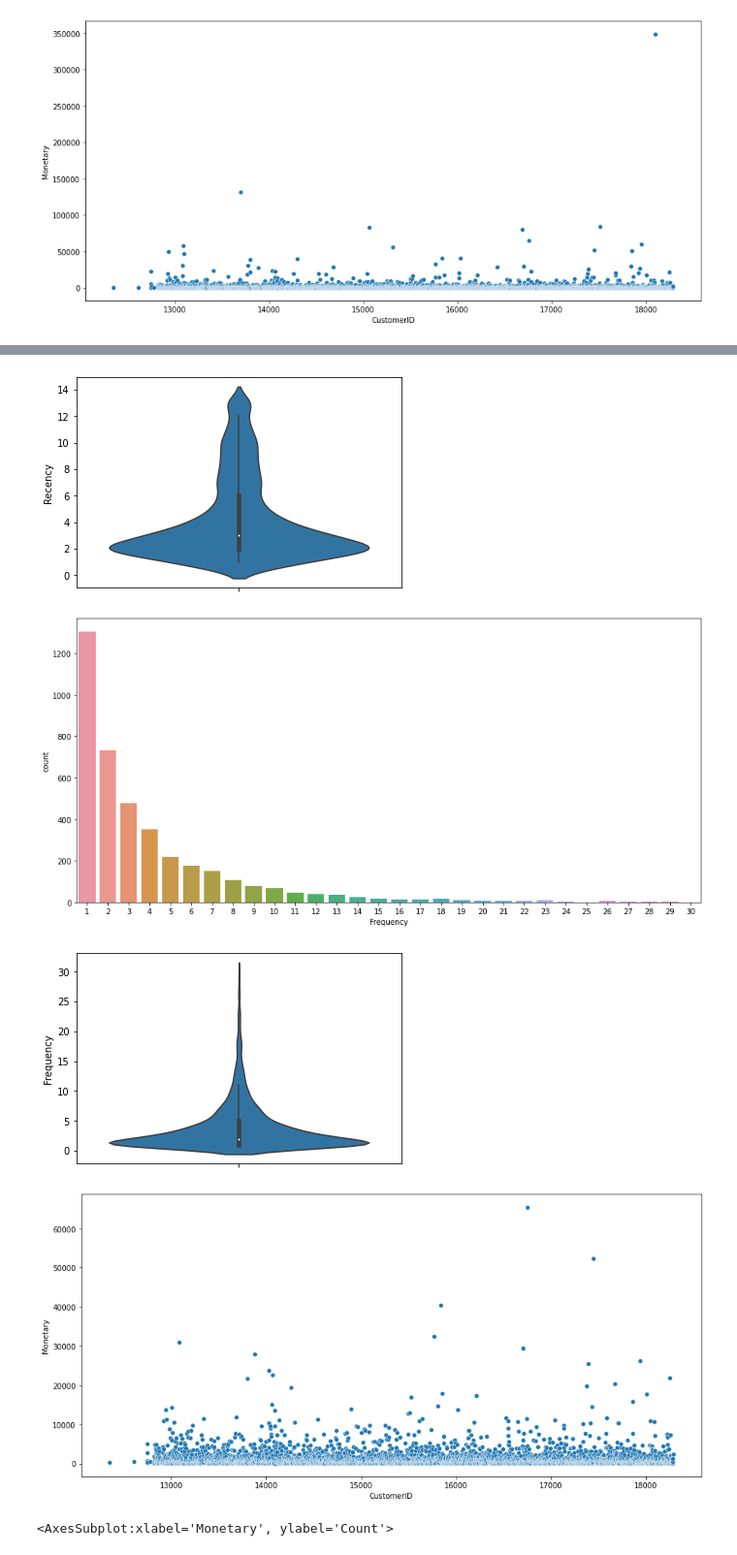
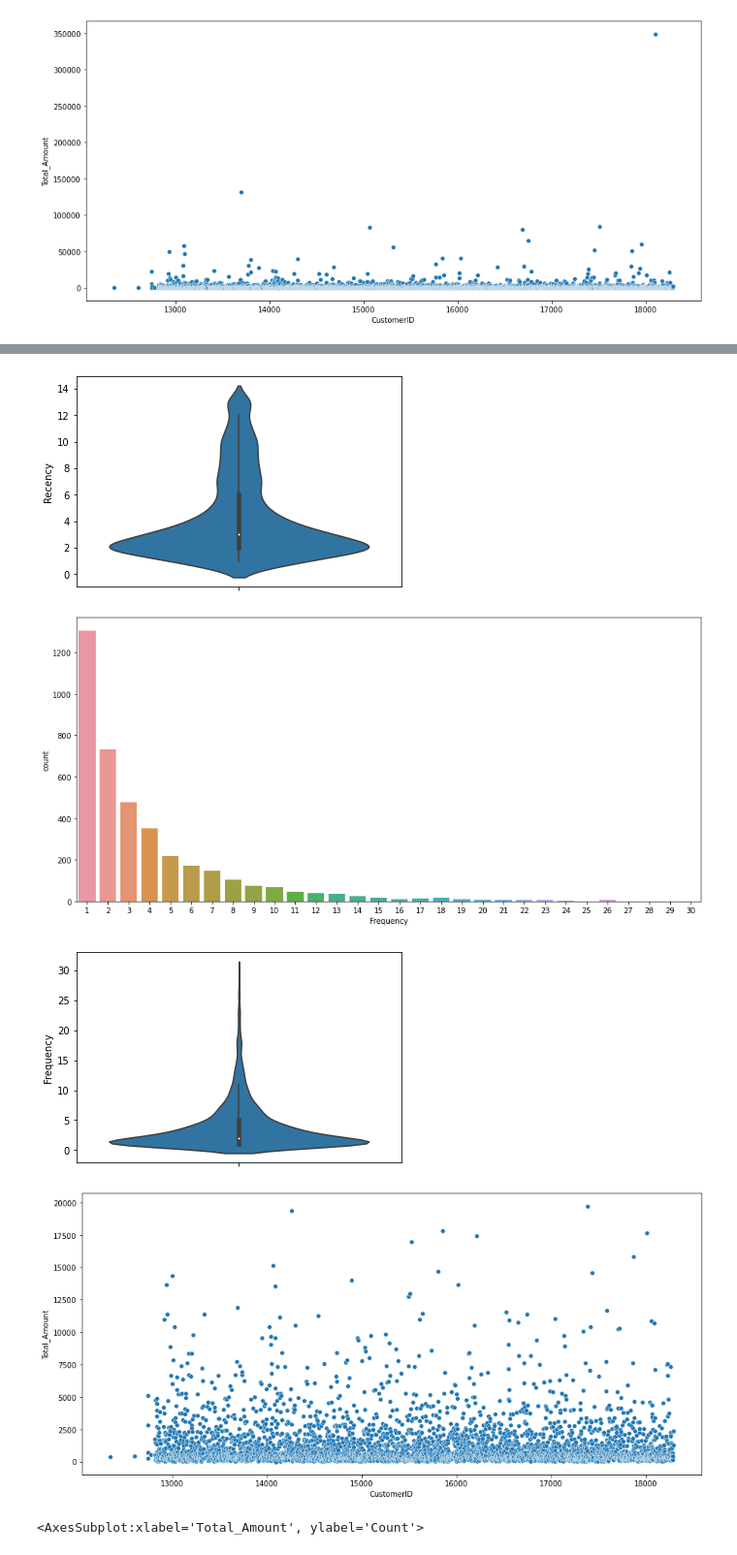
Before and after one commit to JoshWacks/ACMLProject, a Jupyter notebook: ACML_Project.ipynb, the cells around one changed output, grey strips where cells are left out. Shown at 97% size. Drawn from its saved outputs; the diff is of its cells as text; code cells hidden in the pictures.

```diff
--- a/ACML_Project.ipynb
+++ b/ACML_Project.ipynb
@@ -275,10 +343,5 @@ Monetary Column
 # %%
-df['Monetary'] = df.groupby('CustomerID')['Amount'].transform('sum')
+df['Total_Amount'] = df.groupby('CustomerID')['Amount'].transform('sum')
 df['Min'] = df.groupby('CustomerID')['Amount'].transform('min')
 df['Max'] = df.groupby('CustomerID')['Amount'].transform('max')
 df['Avg'] = df.groupby('CustomerID')['Amount'].transform('mean')
-
-df.tail(50)
-
-
-# df.head()
@@ -361,10 +364,18 @@ Name: 0, Length: 3969, dtype: int64
 # %%
-mon =  df.groupby(['CustomerID'])['Monetary'].unique().astype(float)
+mon =  df.groupby(['CustomerID'])['Total_Amount'].unique().astype(float)
 min =  df.groupby(['CustomerID'])['Min'].unique().astype(float)
 max =  df.groupby(['CustomerID'])['Max'].unique().astype(float)
 mean =  df.groupby(['CustomerID'])['Avg'].unique().astype(float)
 
-df_new = pd.DataFrame({'Recency':res,'Frequency':freq[0],'Monetary':mon,'Min':min,'Max':max,'Mean':mean})
+season0 = df.groupby(['CustomerID'])['Season0Total'].unique().astype(int)
+season1 = df.groupby(['CustomerID'])['Season1Total'].unique().astype(int)
+season2 = df.groupby(['CustomerID'])['Season2Total'].unique().astype(int)
+season3 = df.groupby(['CustomerID'])['Season3Total'].unique().astype(int)
+
+
+df_new = pd.DataFrame({'Recency':res,'Frequency':freq[0],'Total_Amount':mon,
+                       'Min':min,'Max':max,'Mean':mean,
+                       'Season0':season0,'Season1':season1,'Season2':season2,'Season3':season3})
+df_new['popular_season'] = df_new[['Season0','Season1','Season2','Season3']].idxmax(axis =1)
 df_new.head()
-# print(df_new.info())
 # %% [output]
@@ -377,0 +389,3 @@ df_new.head()
+# %%
+df_new['popular_season'] = df_new['popular_season'].astype('category').cat.codes
+df_new.head()
@@ -389,7 +411,7 @@ def outlier_subplots():
 
 	plt.figure(figsize=(15,7))
 
-	sns.scatterplot(data = df_new.Monetary)
+	sns.scatterplot(data = df_new.Total_Amount)
 	plt.show()
 outlier_subplots()
 # %% [output]
@@ -401,20 +423,20 @@ outlier_subplots()
 # %%
 def remove_outliers():
 	condition = df_new.index[df_new['Frequency'] > 30]
 	df_new.drop(condition, inplace=True)
 
-	condition = df_new.index[df_new['Monetary'] > 75000]
+	condition = df_new.index[df_new['Total_Amount'] > 20000]
 	df_new.drop(condition, inplace=True)
 
 
 remove_outliers()
 outlier_subplots()
 plt.figure(figsize=(15,7))
-sns.histplot(data = df_new['Monetary'])
+sns.histplot(data = df_new['Total_Amount'])
 # %% [output]
 [figure]
 [figure]
 [figure]
 [figure]
-[figure, old version]
+[figure, new version]
-<AxesSubplot:xlabel='Monetary', ylabel='Count'>
+<AxesSubplot:xlabel='Total_Amount', ylabel='Count'>
```
Also changed, not shown: parts of 33 cells of this notebook.
